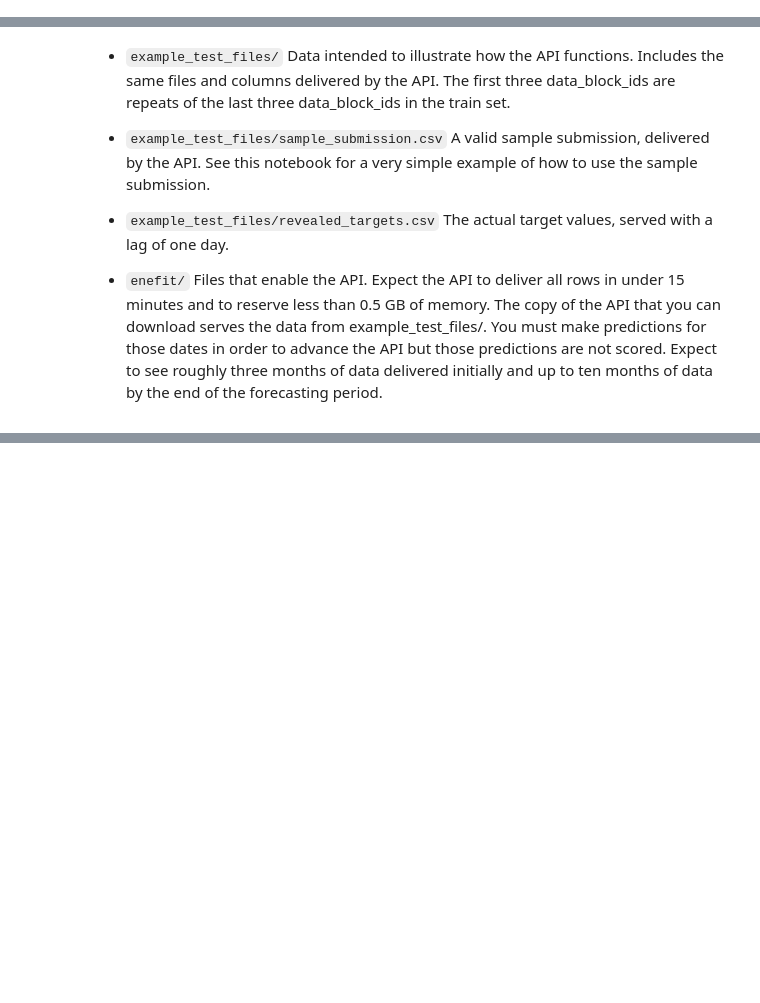
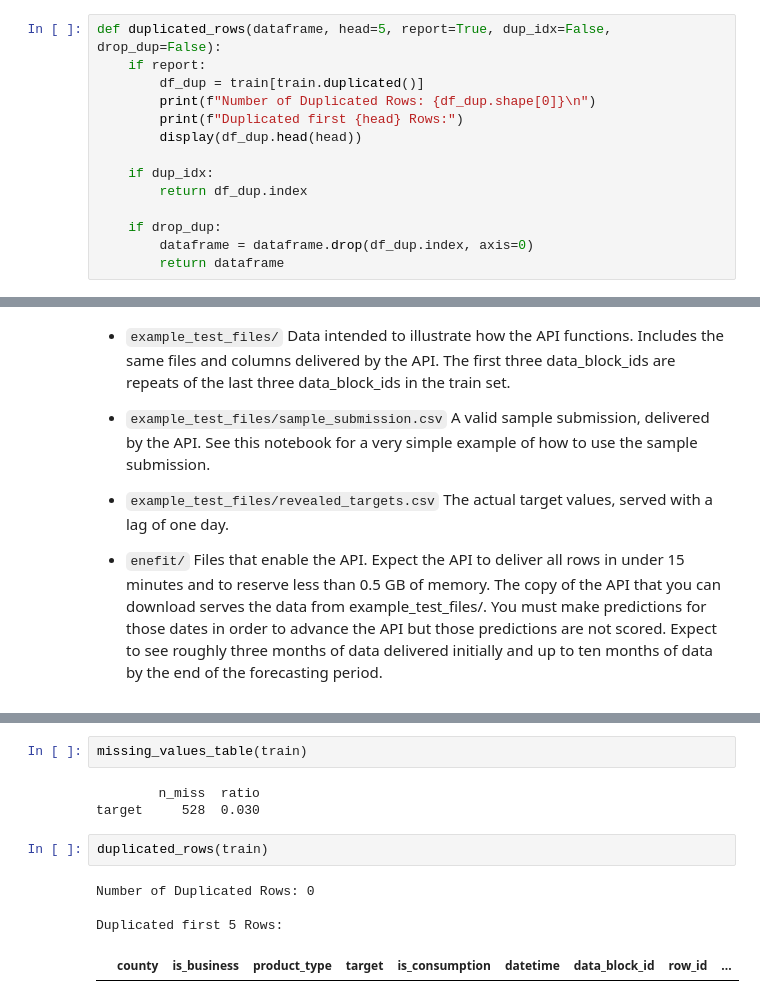
Before and after one commit to GiacomoPracucci/prosumer-energy-prediction, a Jupyter notebook: src/main.ipynb, the cells around one changed output, grey strips where cells are left out. Saved outputs shown, nothing was run; the diff lists cells and outputs as text; blank space fills up the shorter version.

```diff
--- a/src/main.ipynb
+++ b/src/main.ipynb
@@ -39,3 +83,17 @@ gas_prices = pd.read_csv('C:/Users/giaco/Desktop/repos/prosumer-energy-predictio
+# %%
+def duplicated_rows(dataframe, head=5, report=True, dup_idx=False, drop_dup=False):
+    if report:
+        df_dup = train[train.duplicated()]
+        print(f"Number of Duplicated Rows: {df_dup.shape[0]}\n")
+        print(f"Duplicated first {head} Rows:")
+        display(df_dup.head(head))
+
+    if dup_idx:
+        return df_dup.index
+
+    if drop_dup:
+        dataframe = dataframe.drop(df_dup.index, axis=0)
+        return dataframe
 # %% [markdown]
 ## Data Exploration
 # %% [markdown]
@@ -261,0 +316,12 @@ dtype: int64
+# %%
+missing_values_table(train)
+# %% [output]
+        n_miss  ratio
+target     528  0.030
+# %%
+duplicated_rows(train)
+# %% [output]
+Number of Duplicated Rows: 0
+
+Duplicated first 5 Rows:
+|  | county | is_business | product_type | target | is_consumption | datetime | data_block_id | row_id | ... |
```
Also changed, not shown: parts of 10 cells of this notebook.
